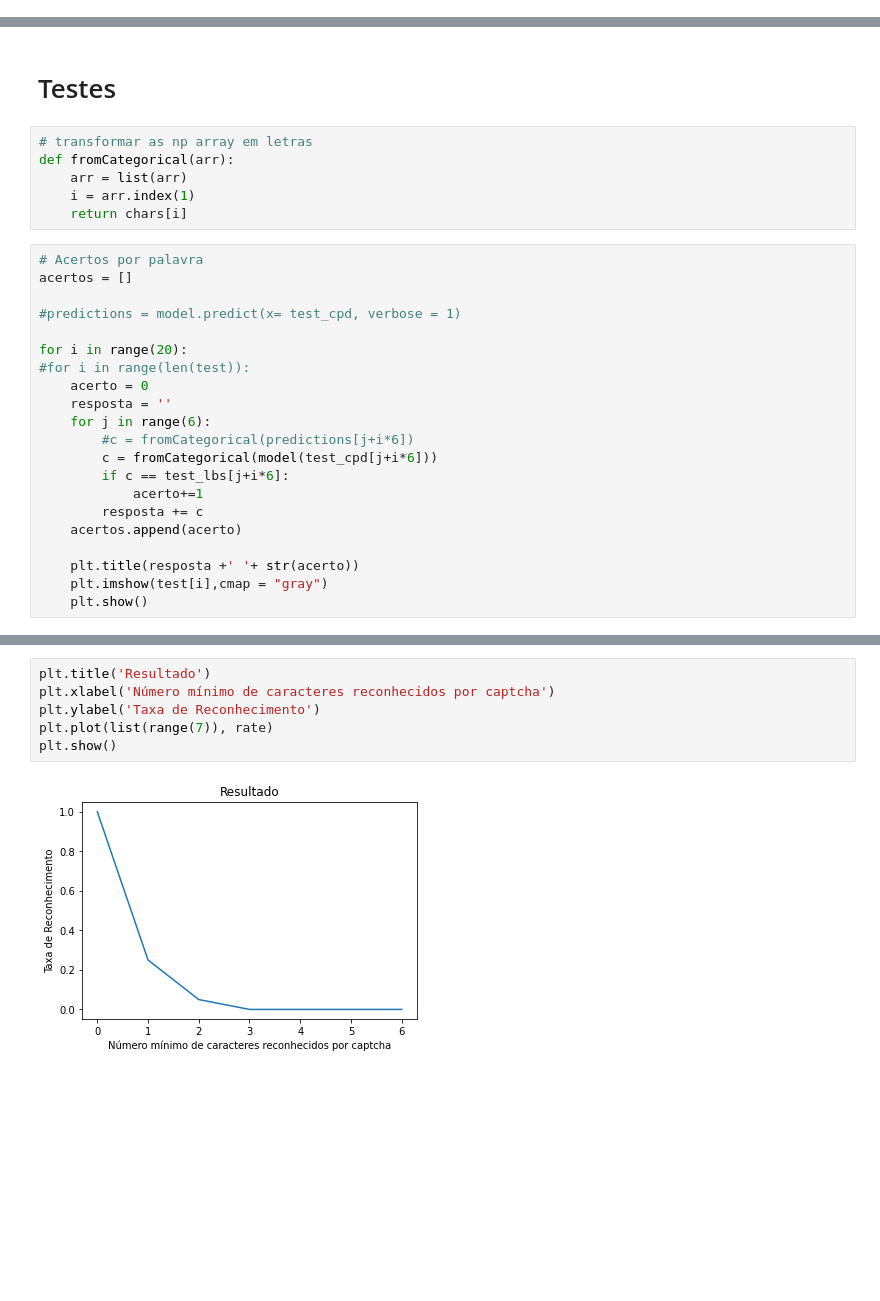
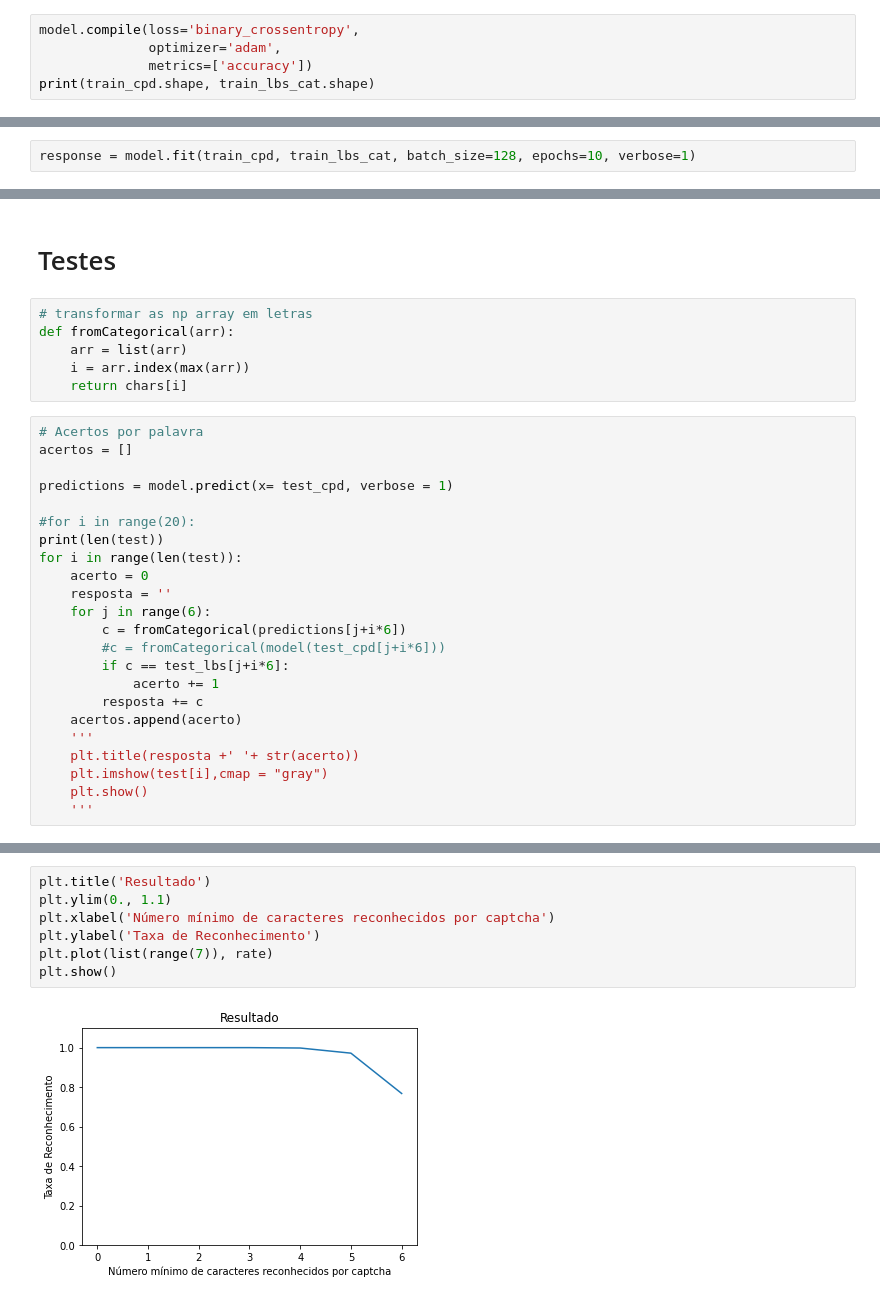
Before and after one commit to RenanBomtempo/captcha, a Jupyter notebook: main.ipynb, the cells around one changed output, grey strips where cells are left out. Drawn from its saved outputs; the diff is of its cells as text; blank space fills up the shorter version.

```diff
--- a/main.ipynb
+++ b/main.ipynb
@@ -143,0 +178,5 @@ def model(a):
+# %%
+model.compile(loss='binary_crossentropy',
+              optimizer='adam',
+              metrics=['accuracy'])
+print(train_cpd.shape, train_lbs_cat.shape)
@@ -144,2 +185,4 @@ def model(a):
 # %% [markdown]
 # Treinamento do modelo
+# %%
+response = model.fit(train_cpd, train_lbs_cat, batch_size=128, epochs=10, verbose=1)
@@ -149,27 +226,29 @@ def model(a):
 # transformar as np array em letras
 def fromCategorical(arr):
     arr = list(arr)
-    i = arr.index(1)
+    i = arr.index(max(arr))
     return chars[i]
 # %%
 # Acertos por palavra
 acertos = []
 
-#predictions = model.predict(x= test_cpd, verbose = 1)
+predictions = model.predict(x= test_cpd, verbose = 1)
 
-for i in range(20):
-#for i in range(len(test)):
+#for i in range(20):
+print(len(test))
+for i in range(len(test)):
     acerto = 0
     resposta = ''
     for j in range(6):
-        #c = fromCategorical(predictions[j+i*6])
-        c = fromCategorical(model(test_cpd[j+i*6]))
+        c = fromCategorical(predictions[j+i*6])
+        #c = fromCategorical(model(test_cpd[j+i*6]))
         if c == test_lbs[j+i*6]:
-            acerto+=1
+            acerto += 1
         resposta += c
     acertos.append(acerto)
-
+    '''
     plt.title(resposta +' '+ str(acerto))
     plt.imshow(test[i],cmap = "gray")
     plt.show()
+    '''
 # %% [output]
@@ -207,8 +273,9 @@ print(rate)
 # %%
 plt.title('Resultado')
+plt.ylim(0., 1.1)
 plt.xlabel('Número mínimo de caracteres reconhecidos por captcha')
 plt.ylabel('Taxa de Reconhecimento')
 plt.plot(list(range(7)), rate)
 plt.show()
 # %% [output]
-[figure, old version]
+[figure, new version]
```
Also changed, not shown: parts of 17 cells of this notebook.
